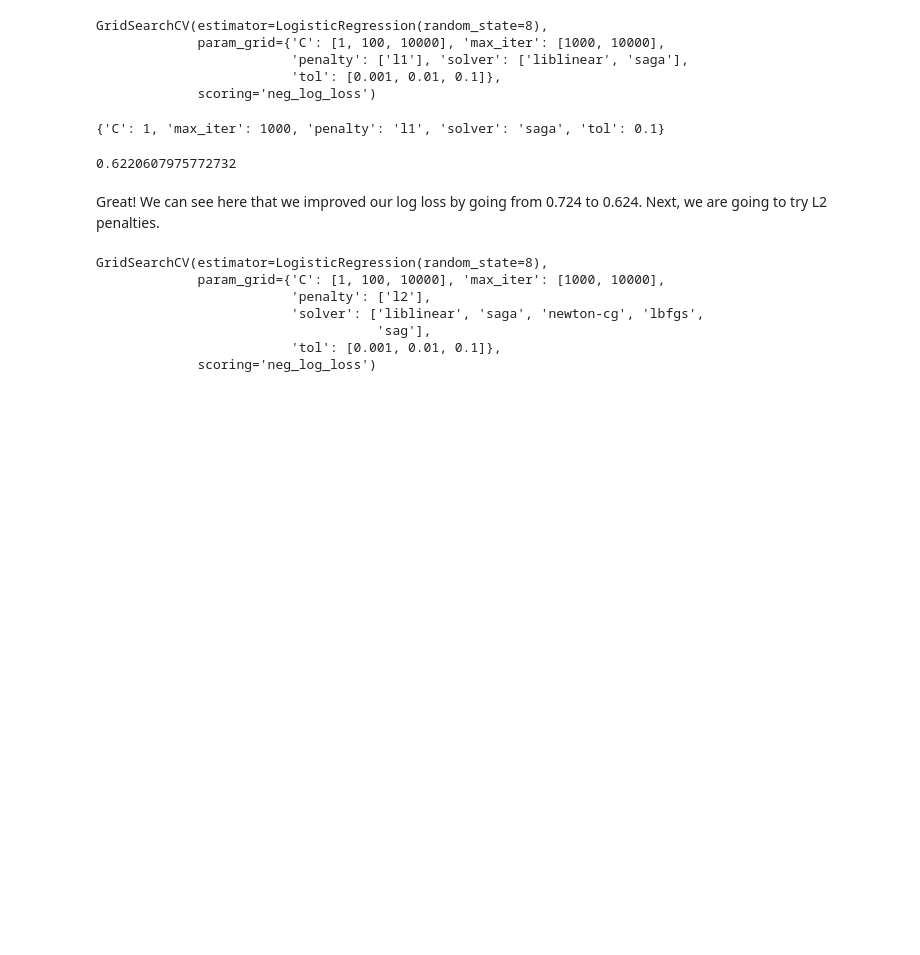
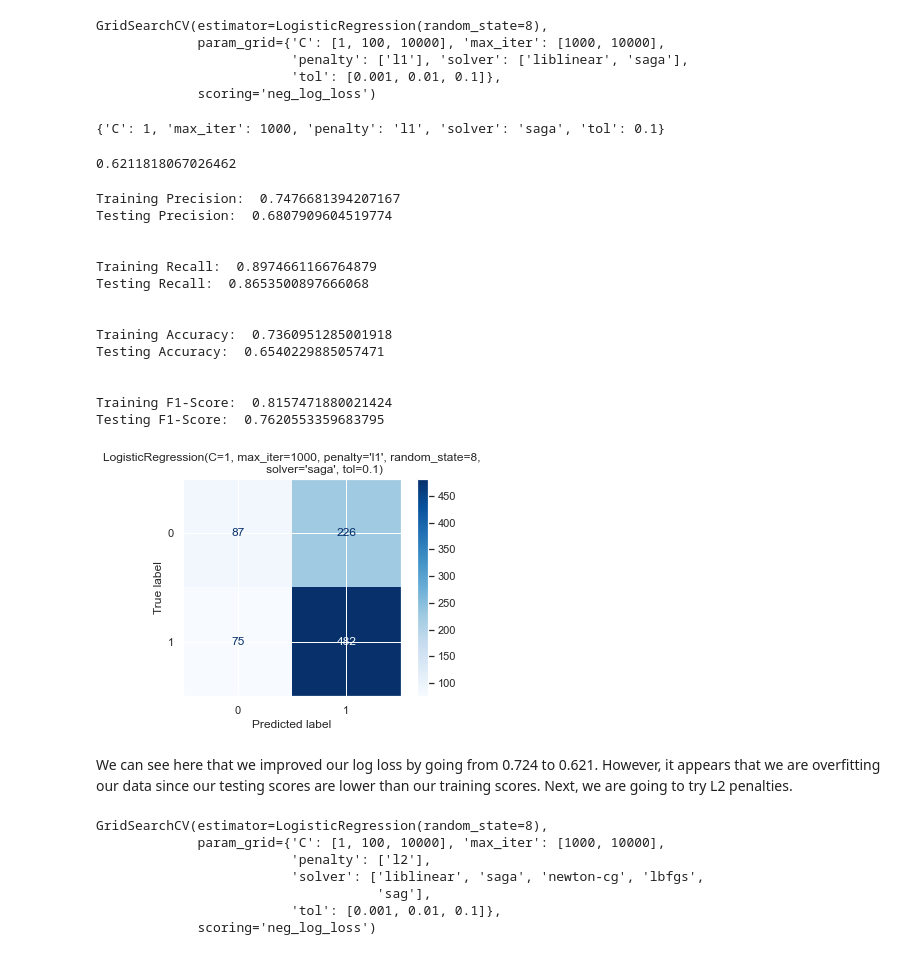
Before and after one commit to kevgross89/Phase-3-Project, a Jupyter notebook: Phase 3 NFL Project.ipynb, the cells around one changed output. Cells and saved outputs as stored; diff of their text form; code cells hidden in the pictures; blank space fills up the shorter version.

```diff
--- a/Phase 3 NFL Project.ipynb
+++ b/Phase 3 NFL Project.ipynb
@@ -588,16 +638,36 @@ grid_log_l1.best_params_
 {'C': 1, 'max_iter': 1000, 'penalty': 'l1', 'solver': 'saga', 'tol': 0.1}
 # %%
 # Instantiate a LogisticRegression
-model_2 = LogisticRegression(penalty='l1', max_iter=1000, C=1, solver='saga', tol=0.1)
+log_model_2 = LogisticRegression(penalty='l1', max_iter=1000, C=1, solver='saga', tol=0.1, random_state=8)
+
+log_model_2.fit(X_train_scaled, y_train)
 
 # Use cross_val_score with scoring="neg_log_loss" to evaluate the model on X_train and y_train
-model_2_cv = cross_val_score(model_2, X_train_scaled, y_train, scoring='neg_log_loss').mean() * -1
+log_model_2_cv = cross_val_score(log_model_2, X_train_scaled, y_train, scoring='neg_log_loss').mean() * -1
 
-model_2_cv
+log_model_2_cv
 # %% [output]
-0.6220607975772732
+0.6211818067026462
+# %%
+print_metrics(log_model_2, X_train_scaled, y_train, X_test_scaled, y_test)
+# %% [output]
+Training Precision:  0.7476681394207167
+Testing Precision:  0.6807909604519774
+
+
+Training Recall:  0.8974661166764879
+Testing Recall:  0.8653500897666068
+
+
+Training Accuracy:  0.7360951285001918
+Testing Accuracy:  0.6540229885057471
+
+
+Training F1-Score:  0.8157471880021424
+Testing F1-Score:  0.7620553359683795
+[figure, added]
 # %% [markdown]
-Great! We can see here that we improved our log loss by going from 0.724 to 0.624. Next, we are going to try L2 penalties.
+We can see here that we improved our log loss by going from 0.724 to 0.621. However, it appears that we are overfitting our data since our testing scores are lower than our training scores. Next, we are going to try L2 penalties.
 # %%
 # Definite a log_param_grid
 log_L2_param_grid = {'penalty': ['l2'],
```
Also changed, not shown: parts of 73 cells of this notebook.
